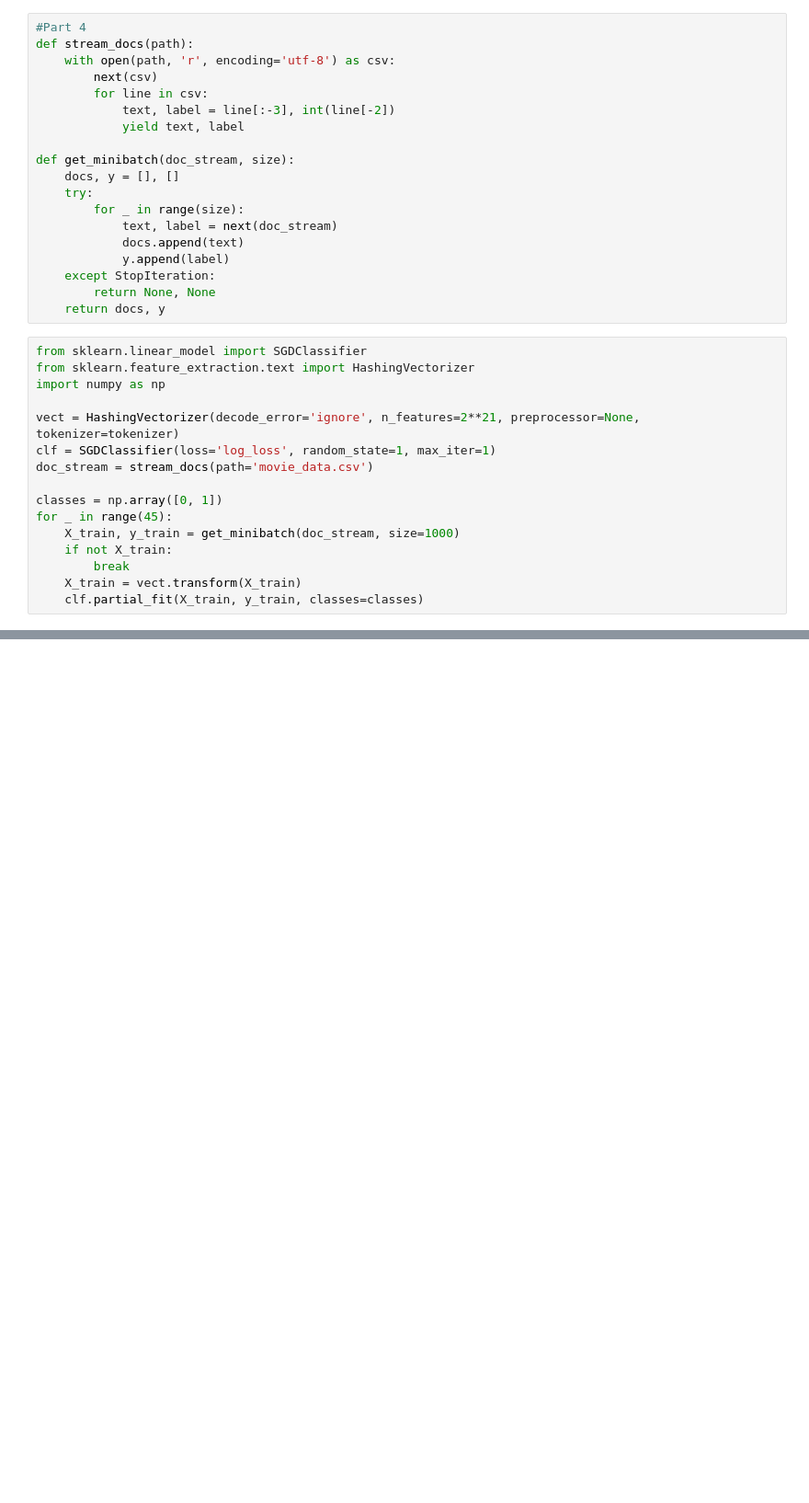
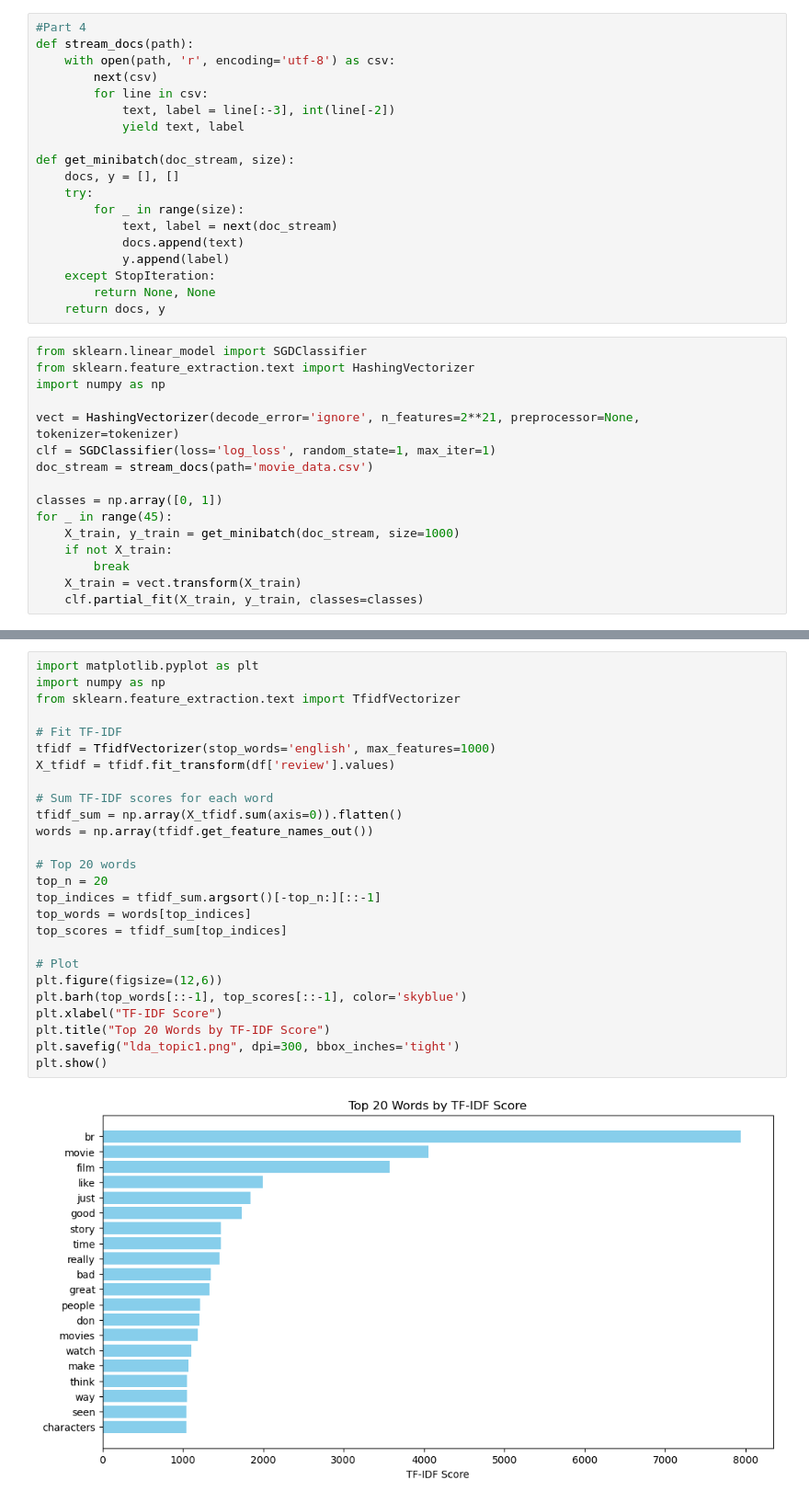
Before and after one commit to Montwana/Sentiment_Lab, a Jupyter notebook: Sentimental_Analysis.ipynb, the cells around one changed output, grey strips where cells are left out. Shown: that part at 92% size. Drawn from its saved outputs; the diff is of its cells as text; blank space fills up the shorter version.

```diff
--- a/Sentimental_Analysis.ipynb
+++ b/Sentimental_Analysis.ipynb
@@ -231,0 +292,28 @@ plt.show()
+# %%
+import matplotlib.pyplot as plt
+import numpy as np
+from sklearn.feature_extraction.text import TfidfVectorizer
+
+# Fit TF-IDF
+tfidf = TfidfVectorizer(stop_words='english', max_features=1000)
+X_tfidf = tfidf.fit_transform(df['review'].values)
+
+# Sum TF-IDF scores for each word
+tfidf_sum = np.array(X_tfidf.sum(axis=0)).flatten()
+words = np.array(tfidf.get_feature_names_out())
+
+# Top 20 words
+top_n = 20
+top_indices = tfidf_sum.argsort()[-top_n:][::-1]
+top_words = words[top_indices]
+top_scores = tfidf_sum[top_indices]
+
+# Plot
+plt.figure(figsize=(12,6))
+plt.barh(top_words[::-1], top_scores[::-1], color='skyblue')
+plt.xlabel("TF-IDF Score")
+plt.title("Top 20 Words by TF-IDF Score")
+plt.savefig("lda_topic1.png", dpi=300, bbox_inches='tight')
+plt.show()
+# %% [output]
+[figure, added]
```
Also changed, not shown: parts of 8 cells of this notebook.
